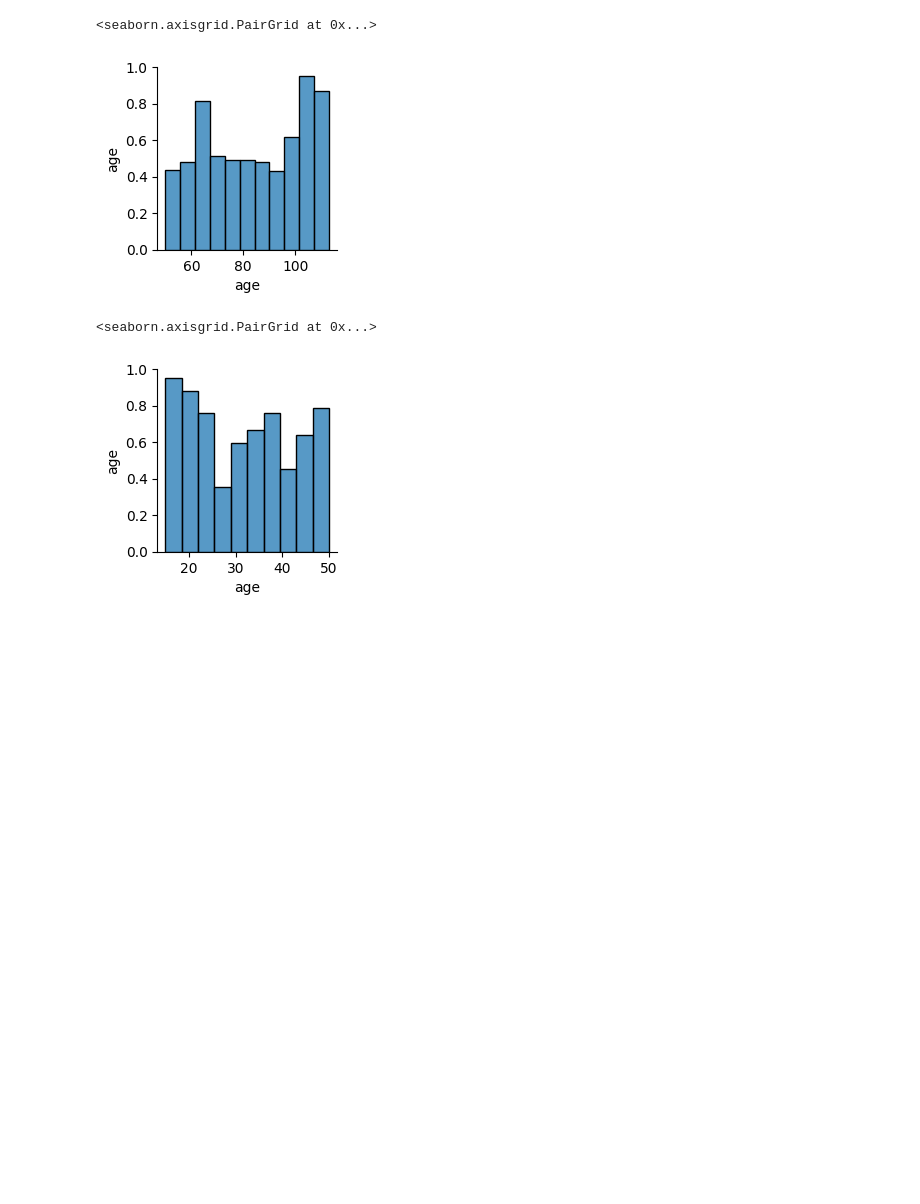
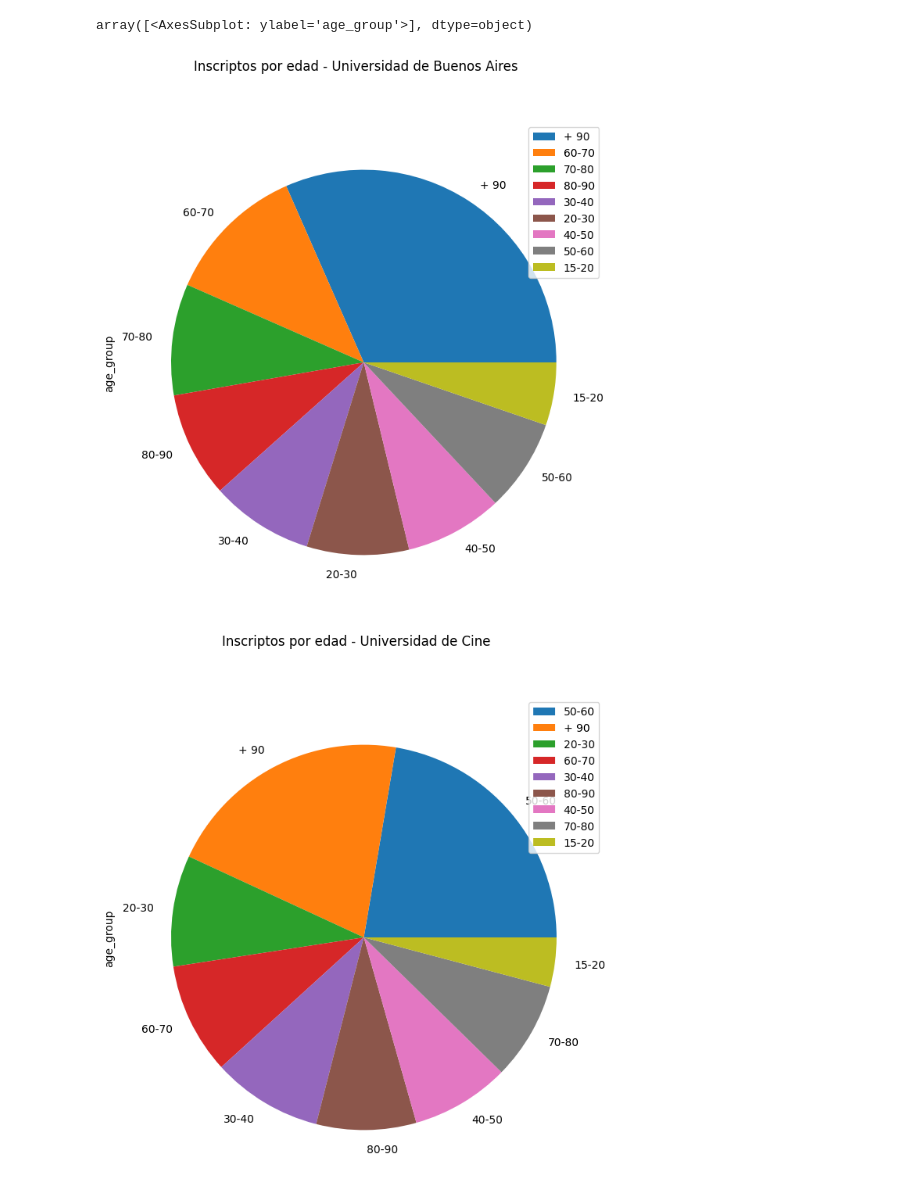
Before and after one commit to leo9952011/Skill-Up-DA-c-Python, a Jupyter notebook: notebooks/GH_notebook.ipynb, the cells around one changed output. Cells and saved outputs as stored; diff of their text form; code cells hidden in the pictures; blank space fills up the shorter version.

```diff
--- a/notebooks/GH_notebook.ipynb
+++ b/notebooks/GH_notebook.ipynb
@@ -58,0 +14,24 @@ bar_graph(df_bs, select,'gender')
+# %%
+select = ['age','gender','location', 'career']
+
+
+
+df_bs['age_group'] = pd.cut(df_bs['age'], bins=[15, 20, 30, 40, 50, 60, 70, 80, 90, 200], right=True, labels=['15-20', '20-30', '30-40', '40-50', '50-60', '60-70', '70-80', '80-90', '+ 90',])
+
+bs_age_group = pd.DataFrame(df_bs['age_group'].value_counts('career'))
+
+display('Tabla de edades de la Universidad de Buenos Aires:')
+display(bs_age_group.head())
+
+bs_age_group.plot(kind='pie', subplots=True,title="Inscriptos por edad - Universidad de Buenos Aires", figsize=(8,8))
+
+
+df_cine['age_group'] = pd.cut(df_cine['age'], bins=[15, 20, 30, 40, 50, 60, 70, 80, 90, 200], right=True, labels=['15-20', '20-30', '30-40', '40-50', '50-60', '60-70', '70-80', '80-90', '+ 90',])
+
+cine_age_group = pd.DataFrame(df_cine['age_group'].value_counts('career'))
+
+display('Tabla de edades de la Universidad de Cine:')
+display(cine_age_group.head())
+
+cine_age_group.plot(kind='pie',subplots=True,title="Inscriptos por edad - Universidad de Cine", figsize=(8,8))
+# %% [output]
@@ -59,18 +52,7 @@ bar_graph(df_bs, select,'gender')
+array([<AxesSubplot: ylabel='age_group'>], dtype=object)
+[figure, added]
+[figure, added]
 # %%
 carreras = df_bs[['age','career','gender', 'location']]
-
-carreras_f = carreras.query("gender == 'f'")
-
-carreras_m = carreras.query("gender == 'm' and age >= 50")
-
-sns.pairplot(carreras_m)
+bs_carreras_menores_50 = carreras.query("age <= 50")
+bs_carreras_mayores_50 = carreras.query("age >= 50")
-# %% [output]
-<seaborn.axisgrid.PairGrid at 0x...>
-[figure, removed]
-# %%
-carreras_m = carreras.query("gender == 'm' and age <= 50")
-
-sns.pairplot(carreras_m)
-# %% [output]
-<seaborn.axisgrid.PairGrid at 0x...>
-[figure, removed]
```
Also changed, not shown: parts of 13 cells of this notebook, 6 other files.
